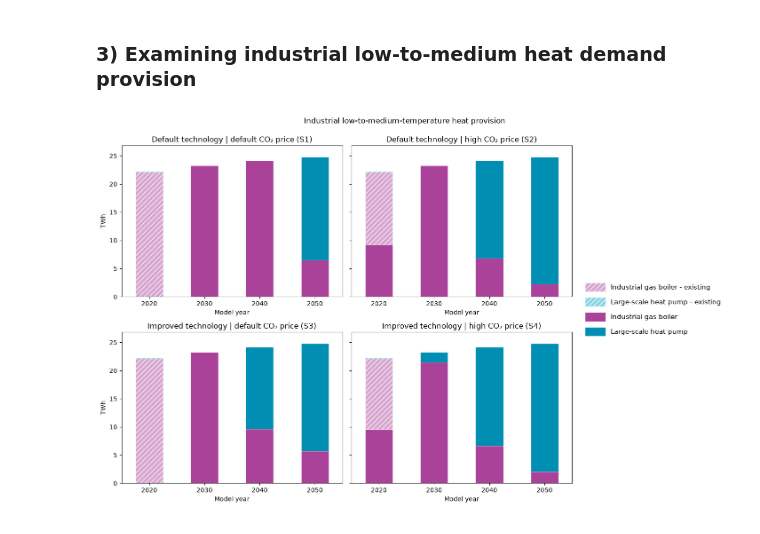
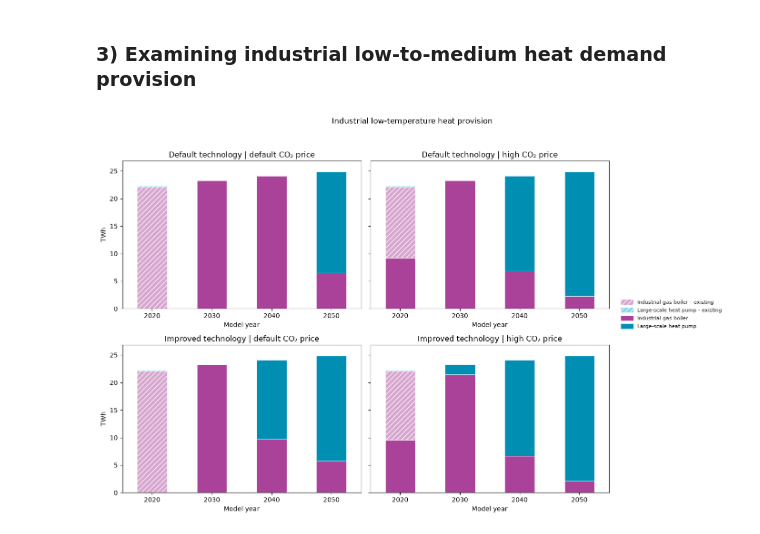
Before and after one commit to nzuijder/PyPSA_Dutch_EnergySystem, a Jupyter notebook: FinalModel/visualisations copy.ipynb, the cells around one changed output. Saved outputs shown, nothing was run; the diff lists cells and outputs as text; code cells hidden in the pictures.

Commit message:
Revert "updated visualisations notebook"
This reverts commit fe3ddfc62192576fb03e8fb2d3cfd1e6dbea1524.

```diff
--- a/FinalModel/visualisations copy.ipynb
+++ b/FinalModel/visualisations copy.ipynb
@@ -27,10 +27,10 @@ years = [2020, 2030, 2040, 2050]
 RESULTS_DIR = Path("results/temporal_scenarios")
 SCENARIOS = ["default_tech_low_carbon", "default_tech_high_carbon", "improved_tech_low_carbon", "improved_tech_high_carbon"]
 LABELS = {
-    "default_tech_low_carbon": "Default technology | default CO₂ price (S1)",
-    "default_tech_high_carbon": "Default technology | high CO₂ price (S2)",
-    "improved_tech_low_carbon": "Improved technology | default CO₂ price (S3)",
-    "improved_tech_high_carbon": "Improved technology | high CO₂ price (S4)",
+    "default_tech_low_carbon": "Default technology | default CO₂ price",
+    "default_tech_high_carbon": "Default technology | high CO₂ price",
+    "improved_tech_low_carbon": "Improved technology | default CO₂ price",
+    "improved_tech_high_carbon": "Improved technology | high CO₂ price",
 }
 
 networks = {}
@@ -238,7 +51,7 @@ improved_tech_high_carbon
 # %% [markdown]
 ### 3) Examining industrial low-to-medium heat demand provision
 # %%
-def plot_ltp_heat(networks, scenarios, labels):
+def plot_ltp_heat(networks, scenarios, labels, palette=None):
     """Extract annual LTP heat supply and plot four stacked-bar panels."""
     if len(scenarios) != 4:
         raise ValueError("Select exactly four scenarios for the 2×2 chart.")
@@ -313,39 +126,35 @@ def plot_ltp_heat(networks, scenarios, labels):
 
         ax.set_title(labels[scenario])
         ax.set_xlabel("Model year")
         ax.set_ylabel("TWh")
         ax.set_ylim(0, max_supply * 1.08)  # added so the 2050 bar does not touch the top
         ax.grid(False)
 
     # 3. Add one shared legend, with existing technologies listed first.
     legend_order = sorted(
         technologies,
         key=lambda c: (not c.endswith(" - existing"), c.lower()),
     )
     fig.legend(
         handles=[
             Patch(
                 facecolor=colors.get(c, "#B0B5BC"), edgecolor="white",
                 linewidth=0.4,
                 hatch="///" if c.endswith(" - existing") else None,
                 label=c,
             )
             for c in legend_order
         ],
-        loc="center left", bbox_to_anchor=(0.78, 0.5),
-        frameon=False,
-        fontsize=11,
-        handlelength=3.0,
-        handleheight=1.6,
-        labelspacing=0.9,
+        loc="center left", bbox_to_anchor=(0.82, 0.5),
+        frameon=False, fontsize=8, handlelength=2.5, handleheight=1.2,
     )
-    fig.tight_layout(rect=[0, 0, 0.78, 0.95])  # was 0.82, leaves room for the larger legend
-    fig.suptitle("Industrial low-to-medium-temperature heat provision")
+    fig.suptitle("Industrial low-temperature heat provision")
+    fig.tight_layout(rect=[0, 0, 0.82, 0.95])
     plt.show()
     return fig, axes
 
 
 # Reuse the loaded networks and scenario labels; produce the chart.
 fig, axes = plot_ltp_heat(networks, SCENARIOS, LABELS)
 # %% [output]
-[figure, old version]
+[figure, new version]
```
Also changed, not shown: parts of 8 cells of this notebook, 4 other files.
